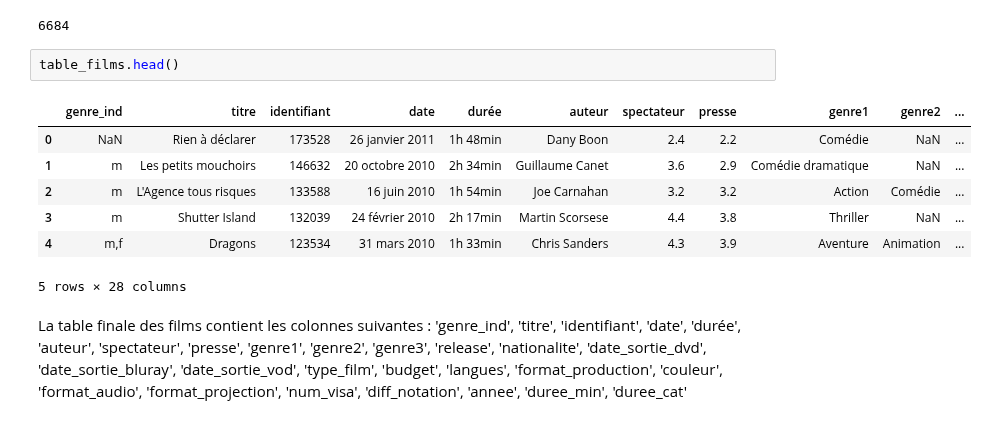
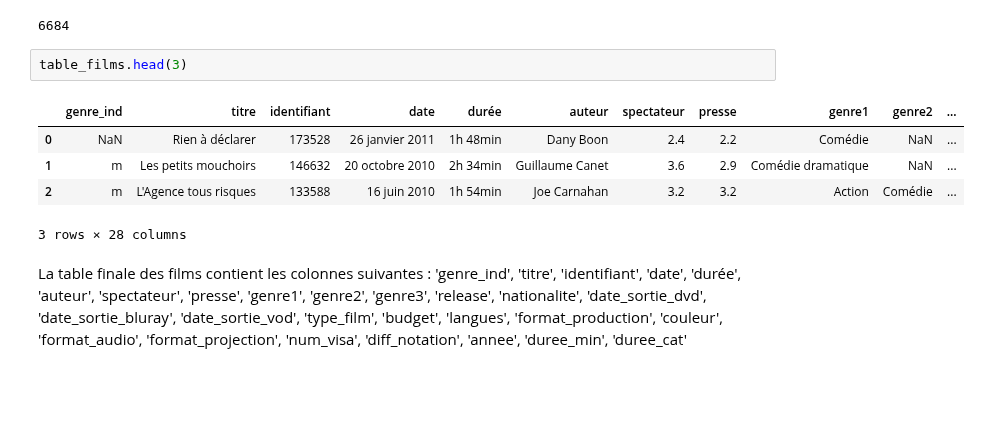
Before and after one commit to Clement-Dn/Projet_Cin-, a Jupyter notebook: Rapport_Projet_Cinema.ipynb, the cells around one changed output. Saved outputs shown, nothing was run; the diff lists cells and outputs as text; blank space fills up the shorter version.

```diff
--- a/Rapport_Projet_Cinema.ipynb
+++ b/Rapport_Projet_Cinema.ipynb
@@ -165,15 +165,13 @@ len(table_films)
 # %% [output]
 6684
 # %%
-table_films.head()
+table_films.head(3)
 # %% [output]
 |  | genre_ind | titre | identifiant | date | durée | auteur | spectateur | presse | genre1 | genre2 | ... |
 | 0 | NaN | Rien à déclarer | 173528 | 26 janvier 2011 | 1h 48min | Dany Boon | 2.4 | 2.2 | Comédie | NaN | ... |
 | 1 | m | Les petits mouchoirs | 146632 | 20 octobre 2010 | 2h 34min | Guillaume Canet | 3.6 | 2.9 | Comédie dramatique | NaN | ... |
 | 2 | m | L'Agence tous risques | 133588 | 16 juin 2010 | 1h 54min | Joe Carnahan | 3.2 | 3.2 | Action | Comédie | ... |
-| 3 | m | Shutter Island | 132039 | 24 février 2010 | 2h 17min | Martin Scorsese | 4.4 | 3.8 | Thriller | NaN | ... |
-| 4 | m,f | Dragons | 123534 | 31 mars 2010 | 1h 33min | Chris Sanders | 4.3 | 3.9 | Aventure | Animation | ... |
-5 rows × 28 columns
+3 rows × 28 columns
 # %% [markdown]
 La table finale des films contient les colonnes suivantes : 'genre_ind', 'titre', 'identifiant', 'date', 'durée', 'auteur',
        'spectateur', 'presse', 'genre1', 'genre2', 'genre3', 'release',
```
Also changed, not shown: parts of 11 cells of this notebook, 1 other file.
